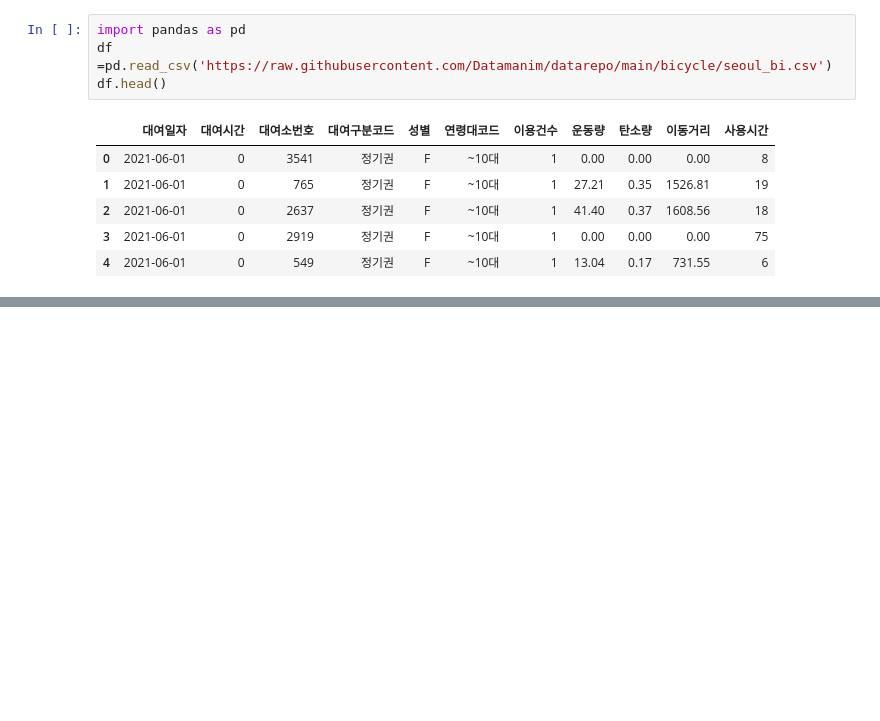
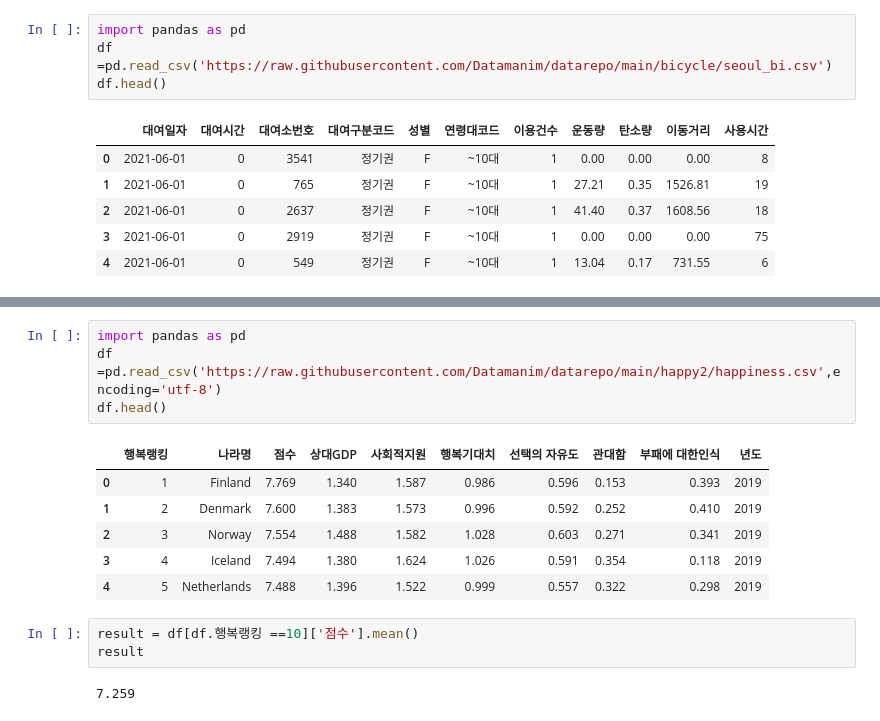
Before and after one commit to maeseok/BITAmin, a Jupyter notebook: 빅분기/1유형 및 기초/1유형.ipynb, the cells around one changed output, grey strips where cells are left out. Cells and saved outputs as stored; diff of their text form; blank space fills up the shorter version.

```diff
--- a/빅분기/1유형 및 기초/1유형.ipynb
+++ b/빅분기/1유형 및 기초/1유형.ipynb
@@ -433,0 +560,16 @@ df.head()
+# %%
+import pandas as pd
+df =pd.read_csv('https://raw.githubusercontent.com/Datamanim/datarepo/main/happy2/happiness.csv',encoding='utf-8')
+df.head()
+# %% [output]
+|  | 행복랭킹 | 나라명 | 점수 | 상대GDP | 사회적지원 | 행복기대치 | 선택의 자유도 | 관대함 | 부패에 대한인식 | 년도 |
+| 0 | 1 | Finland | 7.769 | 1.340 | 1.587 | 0.986 | 0.596 | 0.153 | 0.393 | 2019 |
+| 1 | 2 | Denmark | 7.600 | 1.383 | 1.573 | 0.996 | 0.592 | 0.252 | 0.410 | 2019 |
+| 2 | 3 | Norway | 7.554 | 1.488 | 1.582 | 1.028 | 0.603 | 0.271 | 0.341 | 2019 |
+| 3 | 4 | Iceland | 7.494 | 1.380 | 1.624 | 1.026 | 0.591 | 0.354 | 0.118 | 2019 |
+| 4 | 5 | Netherlands | 7.488 | 1.396 | 1.522 | 0.999 | 0.557 | 0.322 | 0.298 | 2019 |
+# %%
+result = df[df.행복랭킹 ==10]['점수'].mean()
+result
+# %% [output]
+7.259
```
Also changed, not shown: parts of 38 cells of this notebook, 1 other file.
